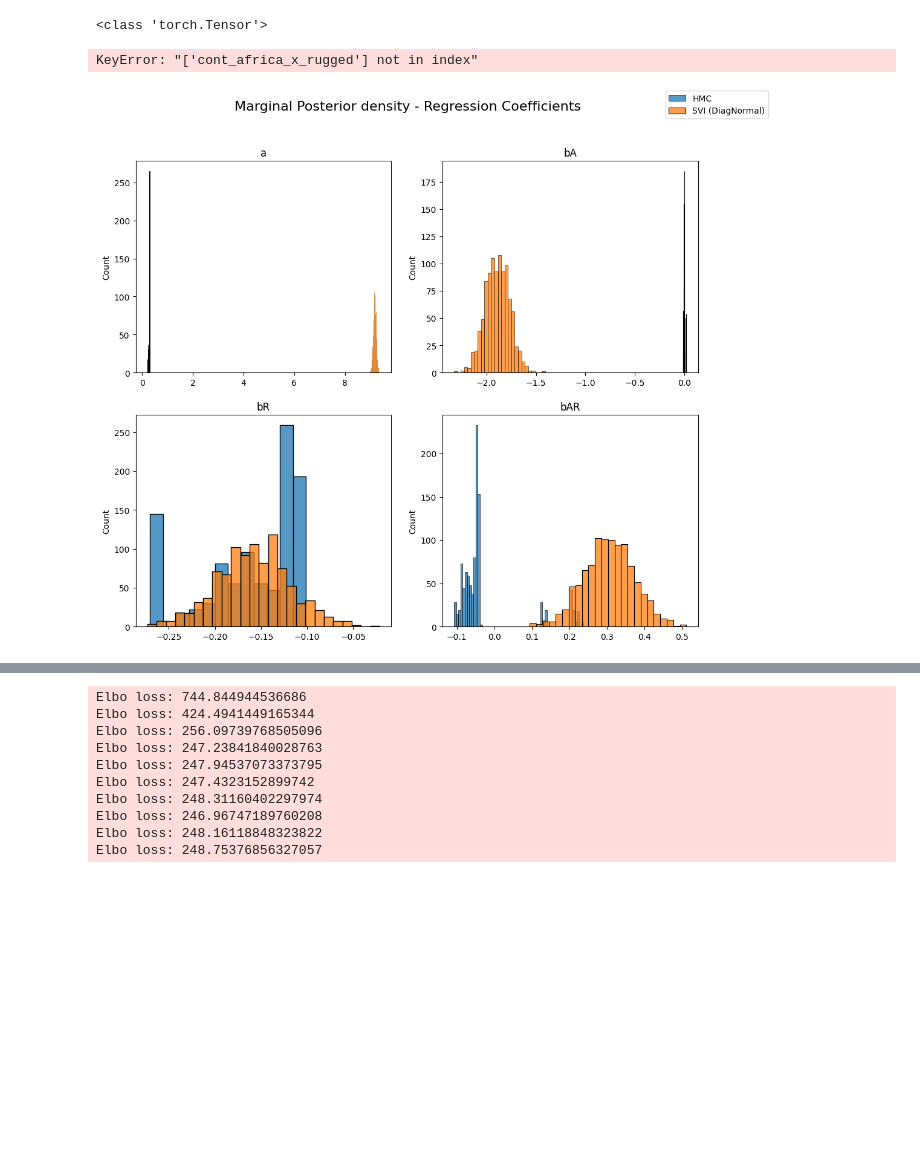
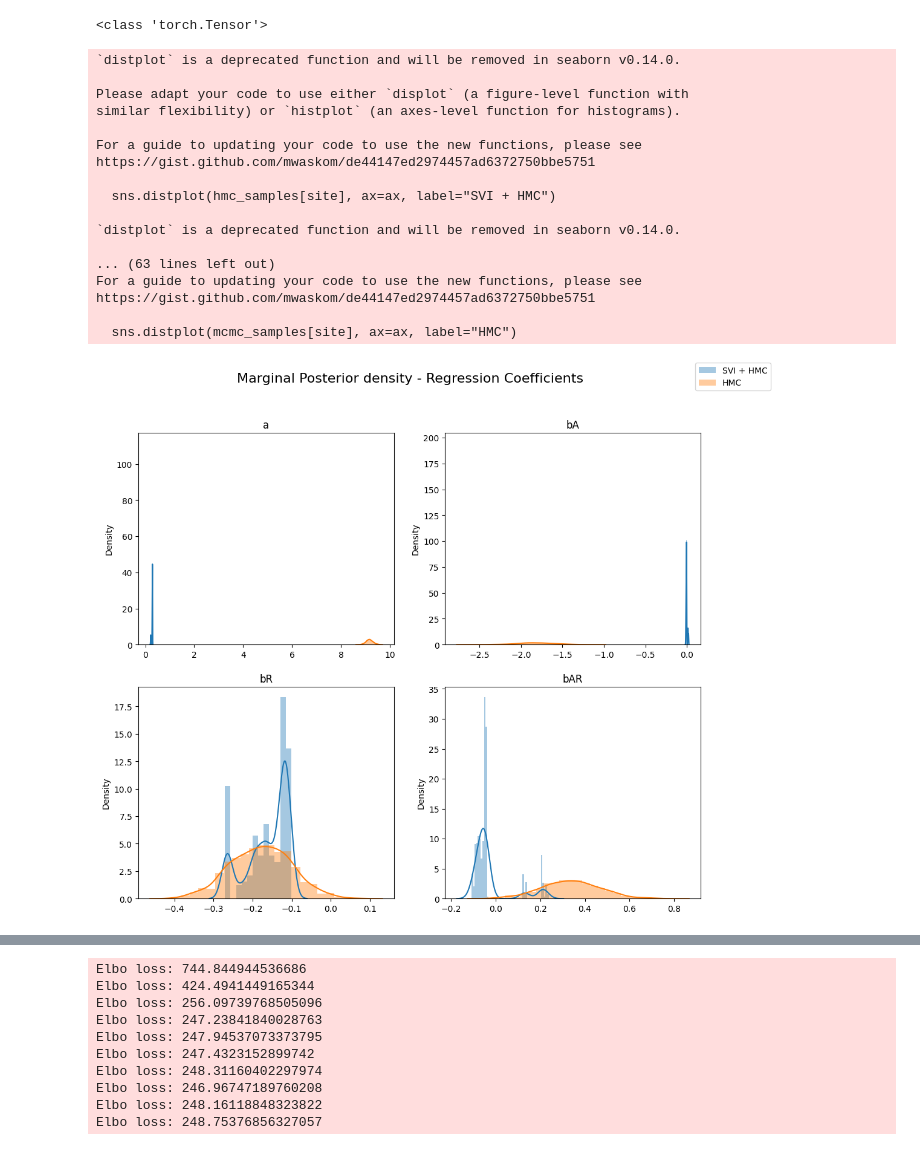
Before and after one commit to CachoobiDoobi/ProbProgProject, a Jupyter notebook: SVI MCMC Diag+MultivariateNormal Guide.ipynb, the cells around one changed output, grey strips where cells are left out. Cells and saved outputs as stored; diff of their text form; code cells hidden in the pictures; blank space fills up the shorter version.

```diff
--- a/SVI MCMC Diag+MultivariateNormal Guide.ipynb
+++ b/SVI MCMC Diag+MultivariateNormal Guide.ipynb
@@ -93,6 +93,6 @@ svi_samples = {k: v.reshape(num_samples).detach().cpu().numpy()
                for k, v in predictive(log_gdp, is_cont_africa, ruggedness).items()
                if k != "obs"}
 # %%
-for site, values in summary(svi_samples).items():
-    print("Site: {}".format(site))
-    print(values, "\n")
+# for site, values in summary(svi_samples).items():
+#     print("Site: {}".format(site))
+#     print(values, "\n")
@@ -139,36 +116,8 @@ hmc_samples = {k: v.detach().cpu().numpy() for k, v in mcmc.get_samples().items(
 # for site, values in summary(hmc_samples).items():
 #     print("Site: {}".format(site))
 #     print(values, "\n")
-# %%
-from collections import defaultdict
-from pyro import poutine
-from pyro.poutine.util import prune_subsample_sites
-import warnings
-
-
-class Predict(torch.nn.Module):
-    def __init__(self, model, guide):
-        super().__init__()
-        self.model = model
-        self.guide = guide
-
-    def forward(self, *args, **kwargs):
-        samples = {}
-        guide_trace = poutine.trace(self.guide).get_trace(*args, **kwargs)
-        model_trace = poutine.trace(poutine.replay(self.model, guide_trace)).get_trace(*args, **kwargs)
-        for site in prune_subsample_sites(model_trace).stochastic_nodes:
-            samples[site] = model_trace.nodes[site]['value']
-        return tuple(v for _, v in sorted(samples.items()))
-
-data = torch.tensor(df[["cont_africa", "rugged", "cont_africa_x_rugged", "rgdppc_2000"]].values,
-                        dtype=torch.float)
-x_data, y_data = train[:, :-1], train[:, -1]
-predict_fn = Predict(model, guide)
-predict_module = torch.jit.trace_module(predict_fn, {"forward": (x_data,)}, check_trace=False)
-
-
-torch.jit.save(predict_module, '/ProbProgProject/reg_predict.pt')
-pred_loaded = torch.jit.load('/ProbProgProject/reg_predict.pt')
-pred_loaded(x_data)
-# %% [output]
-KeyError: "['cont_africa_x_rugged'] not in index"
+# %%
+nuts_kernel = NUTS(model)
+mcmc = MCMC(nuts_kernel, num_samples=1000, warmup_steps=200)
+mcmc.run(is_cont_africa, ruggedness, log_gdp)
+mcmc_samples = {k: v.detach().cpu().numpy() for k, v in mcmc.get_samples().items()}
@@ -175,17 +128,34 @@ KeyError: "['cont_africa_x_rugged'] not in index"
 # %%
 sites = ["a", "bA", "bR", "bAR", "sigma"]
 
 fig, axs = plt.subplots(nrows=2, ncols=2, figsize=(12, 10))
 fig.suptitle("Marginal Posterior density - Regression Coefficients", fontsize=16)
 for i, ax in enumerate(axs.reshape(-1)):
     site = sites[i]
-    sns.histplot(hmc_samples[site], ax=ax, label="HMC")
-    sns.histplot(svi_samples[site], ax=ax, label="SVI (DiagNormal)")
+    sns.distplot(hmc_samples[site], ax=ax, label="SVI + HMC")
+    sns.distplot(mcmc_samples[site], ax=ax, label="HMC")
     ax.set_title(site)
 handles, labels = ax.get_legend_handles_labels()
 fig.legend(handles, labels, loc='upper right');
 # %% [output]
+`distplot` is a deprecated function and will be removed in seaborn v0.14.0.
+
+Please adapt your code to use either `displot` (a figure-level function with
+similar flexibility) or `histplot` (an axes-level function for histograms).
+
+For a guide to updating your code to use the new functions, please see
+https://gist.github.com/mwaskom/de44147ed2974457ad6372750bbe5751
+
+  sns.distplot(hmc_samples[site], ax=ax, label="SVI + HMC")
+
+`distplot` is a deprecated function and will be removed in seaborn v0.14.0.
+
+... (63 lines left out)
+For a guide to updating your code to use the new functions, please see
+https://gist.github.com/mwaskom/de44147ed2974457ad6372750bbe5751
+
+  sns.distplot(mcmc_samples[site], ax=ax, label="HMC")
-[figure, old version]
+[figure, new version]
 # %%
 fig, axs = plt.subplots(nrows=1, ncols=2, figsize=(12, 6))
 fig.suptitle("Cross-section of the Posterior Distribution", fontsize=16)
```
Also changed, not shown: parts of 4 cells of this notebook, 2 other files.
